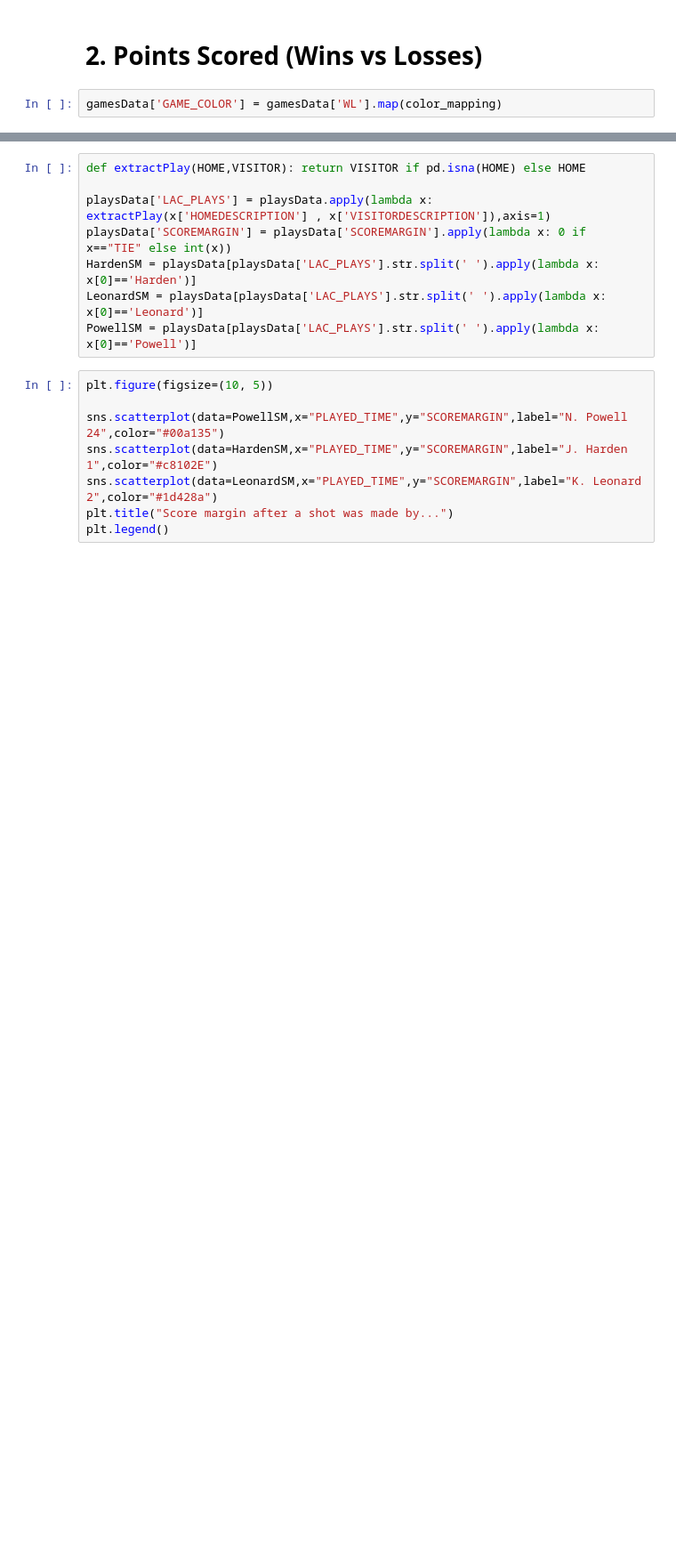
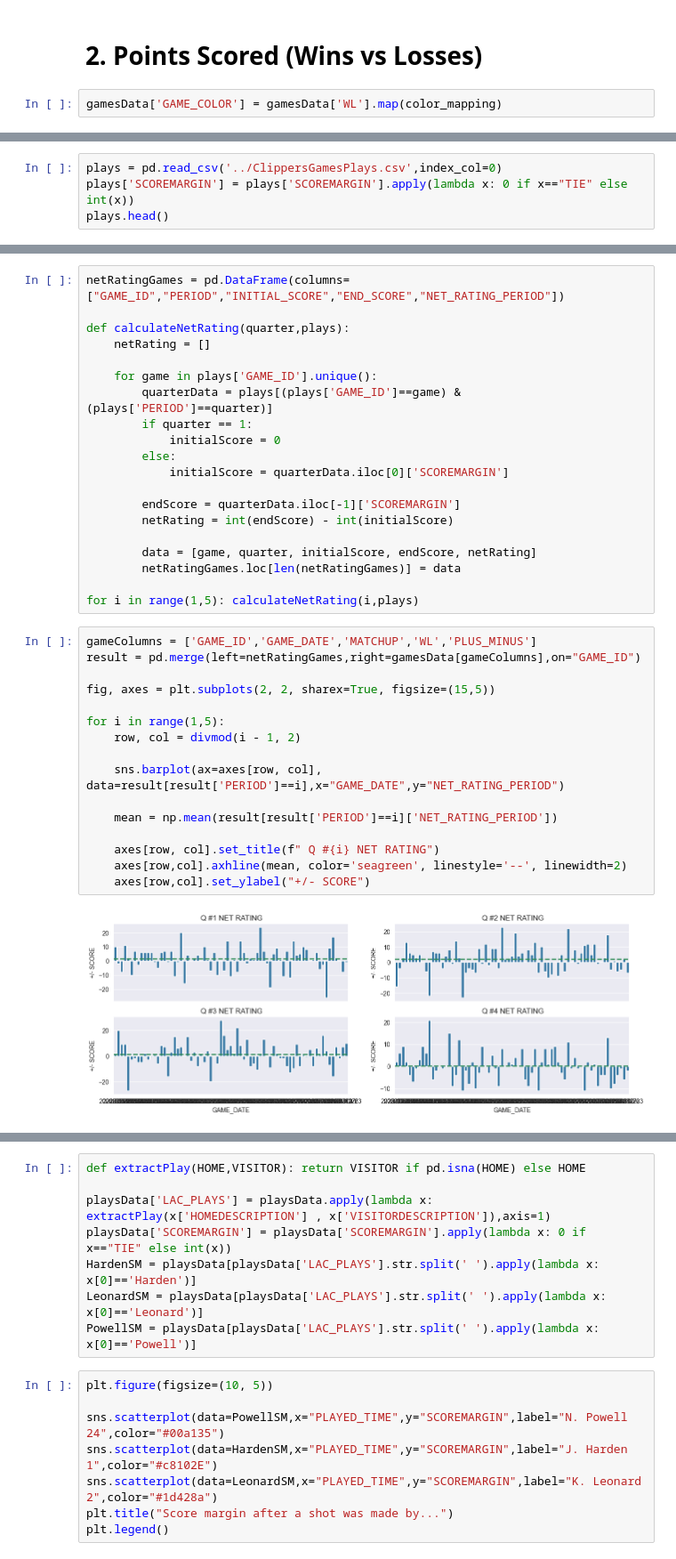
Before and after one commit to Denchikkkk/LAClippers_2025_Performance, a Jupyter notebook: analysis/ClippersPerformance.ipynb, the cells around one changed output, grey strips where cells are left out. Shown: that part at 89% size. Drawn from its saved outputs; the diff is of its cells as text; blank space fills up the shorter version.

Commit message:
Computed team +/-  rating for each quarter

```diff
--- a/analysis/ClippersPerformance.ipynb
+++ b/analysis/ClippersPerformance.ipynb
@@ -103,0 +93,4 @@ plt.grid(True)
+# %%
+plays = pd.read_csv('../ClippersGamesPlays.csv',index_col=0)
+plays['SCOREMARGIN'] = plays['SCOREMARGIN'].apply(lambda x: 0 if x=="TIE" else int(x))
+plays.head()
@@ -103,0 +104,38 @@ plt.grid(True)
+# %%
+netRatingGames = pd.DataFrame(columns=["GAME_ID","PERIOD","INITIAL_SCORE","END_SCORE","NET_RATING_PERIOD"])
+
+def calculateNetRating(quarter,plays):
+    netRating = []
+
+    for game in plays['GAME_ID'].unique():
+        quarterData = plays[(plays['GAME_ID']==game) & (plays['PERIOD']==quarter)]
+        if quarter == 1:
+            initialScore = 0
+        else:
+            initialScore = quarterData.iloc[0]['SCOREMARGIN']
+
+        endScore = quarterData.iloc[-1]['SCOREMARGIN']
+        netRating = int(endScore) - int(initialScore)
+
+        data = [game, quarter, initialScore, endScore, netRating]
+        netRatingGames.loc[len(netRatingGames)] = data
+
+for i in range(1,5): calculateNetRating(i,plays)
+# %%
+gameColumns = ['GAME_ID','GAME_DATE','MATCHUP','WL','PLUS_MINUS']
+result = pd.merge(left=netRatingGames,right=gamesData[gameColumns],on="GAME_ID")
+
+fig, axes = plt.subplots(2, 2, sharex=True, figsize=(15,5))
+
+for i in range(1,5):
+    row, col = divmod(i - 1, 2)
+
+    sns.barplot(ax=axes[row, col], data=result[result['PERIOD']==i],x="GAME_DATE",y="NET_RATING_PERIOD")
+
+    mean = np.mean(result[result['PERIOD']==i]['NET_RATING_PERIOD'])
+
+    axes[row, col].set_title(f" Q #{i} NET RATING")
+    axes[row,col].axhline(mean, color='seagreen', linestyle='--', linewidth=2)
+    axes[row,col].set_ylabel("+/- SCORE")
+# %% [output]
+[figure, added]
```
Also changed, not shown: parts of 8 cells of this notebook.
